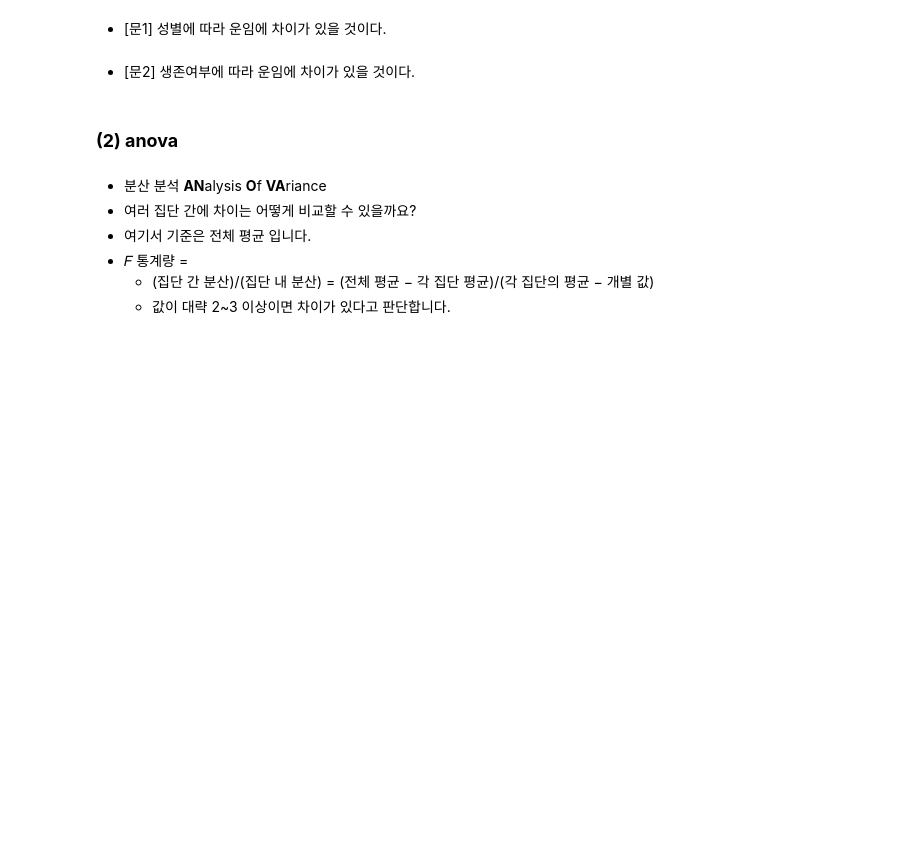
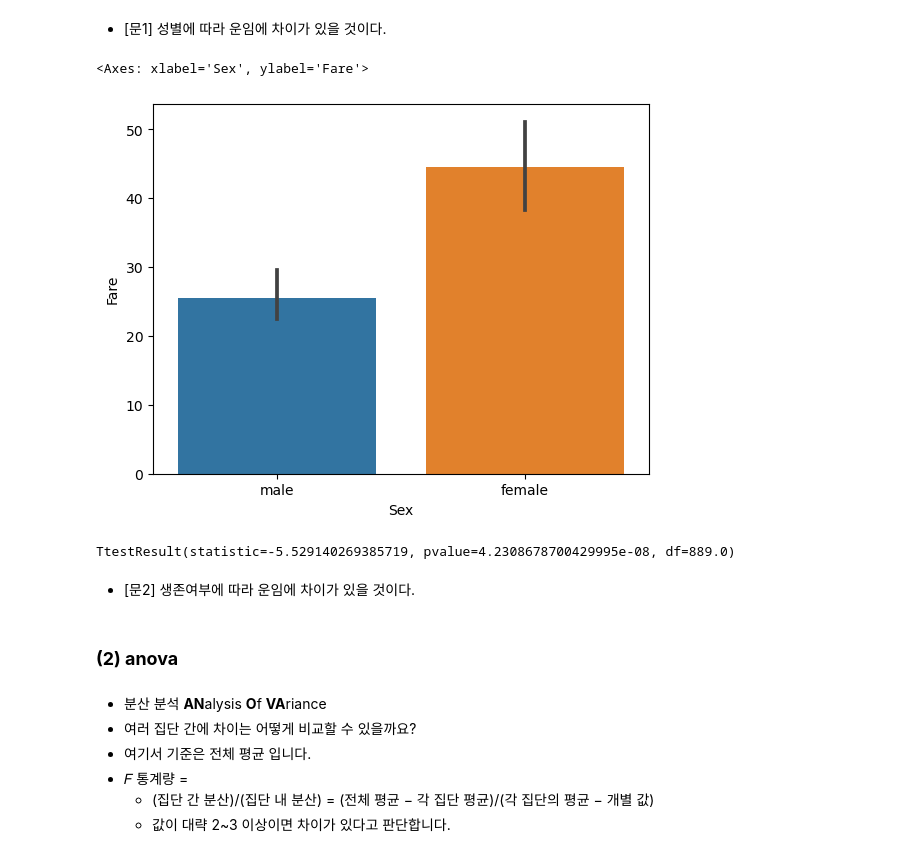
Before and after one commit to hon3538/KT_AIVLE, a Jupyter notebook: 데이터 분석/chapter 04. 이변량분석 - 범주 vs 숫자.ipynb, the cells around one changed output. Cells and saved outputs as stored; diff of their text form; code cells hidden in the pictures; blank space fills up the shorter version.

```diff
--- a/데이터 분석/chapter 04. 이변량분석 - 범주 vs 숫자.ipynb
+++ b/데이터 분석/chapter 04. 이변량분석 - 범주 vs 숫자.ipynb
@@ -114,6 +114,19 @@ spst.ttest_ind(died, survived)
 <img src='https://raw.githubusercontent.com/jangrae/img/master/practice_01.png' width=120 align="left"/>
 # %% [markdown]
 * [문1] 성별에 따라 운임에 차이가 있을 것이다.
+# %%
+# 범주 -> 수치, barplot , ttest
+sns.barplot(x='Sex', y='Fare', data= titanic)
+# %% [output]
+<Axes: xlabel='Sex', ylabel='Fare'>
+[figure, added]
+# %%
+m = titanic.loc[titanic['Sex']=='male', 'Fare']
+f = titanic.loc[titanic['Sex']=='female', 'Fare']
+import scipy.stats as spst
+spst.ttest_ind(m, f)
+# %% [output]
+TtestResult(statistic=-5.529140269385719, pvalue=4.2308678700429995e-08, df=889.0)
 # %% [markdown]
 * [문2] 생존여부에 따라 운임에 차이가 있을 것이다.
 # %% [markdown]
```
